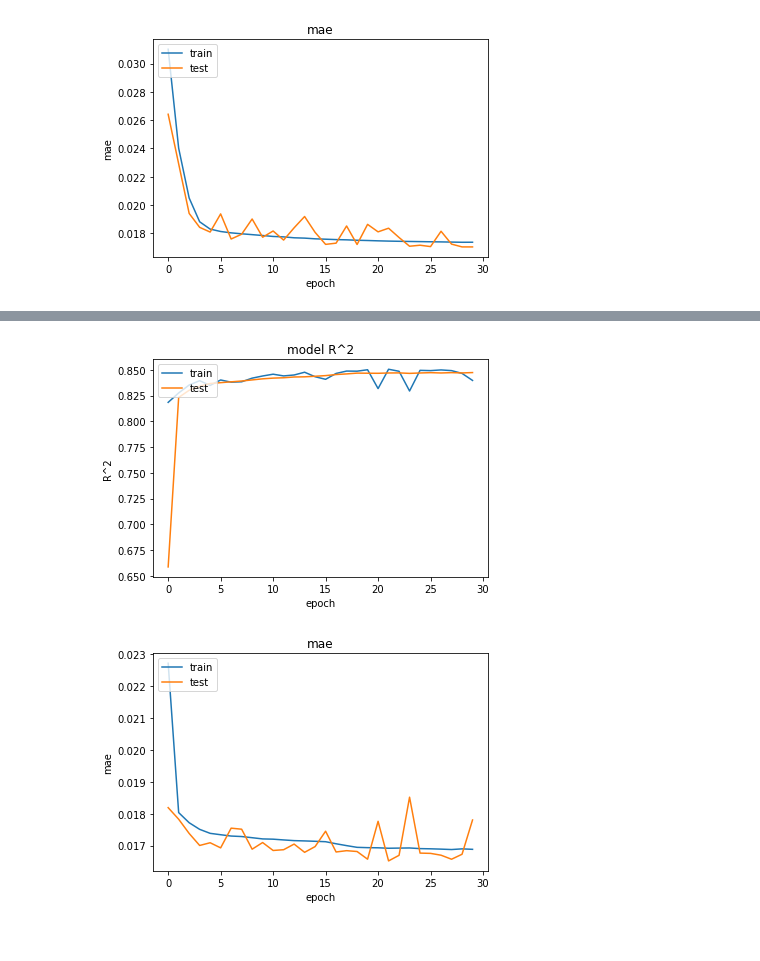
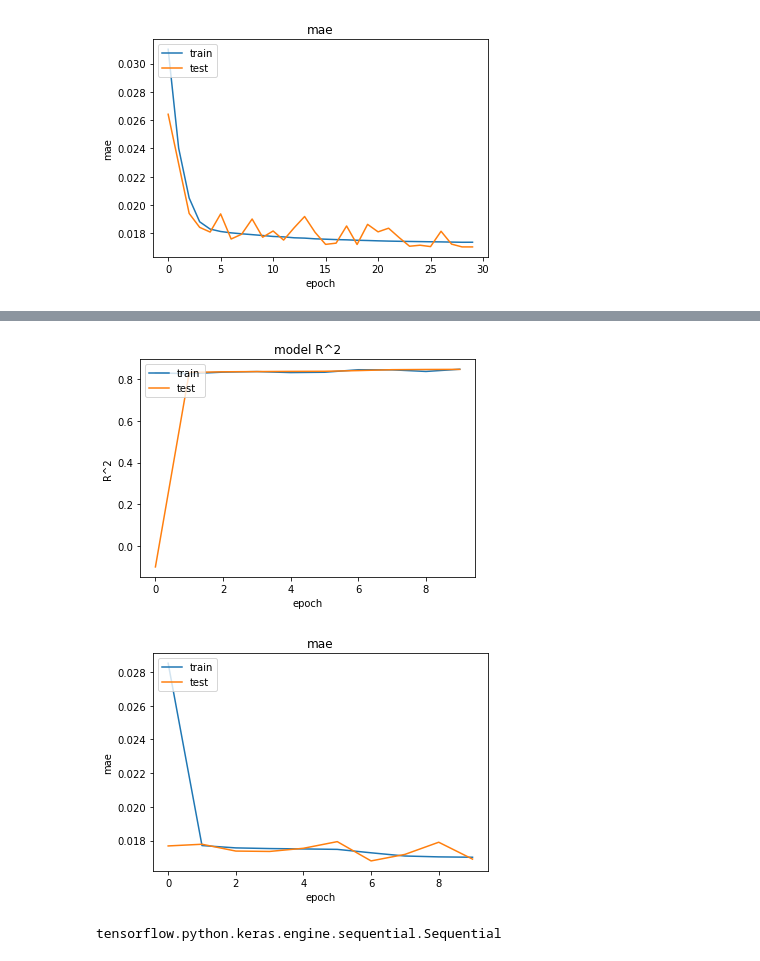
Before and after one commit to poteboy/capstone, a Jupyter notebook: work/final.ipynb, the cells around one changed output, grey strips where cells are left out. Drawn from its saved outputs; the diff is of its cells as text; code cells hidden in the pictures.

```diff
--- a/work/final.ipynb
+++ b/work/final.ipynb
@@ -279,7 +279,7 @@ model.add(Activation('linear'))
 optimizer = optimizers.Adam(learning_rate=0.001)
 model.compile(optimizer=optimizer,
               loss='mse', metrics=['mae', r_square])
-log = model.fit(X_train, Y_train, epochs=30, batch_size=64, verbose=1,
+log = model.fit(X_train, Y_train, epochs=10, batch_size=64, verbose=1,
          validation_data=(X_validation, Y_validation))
 Y_pred = model.predict(X_test)
 Y_pred = model.predict(X_test)
@@ -320,2 +323,6 @@ Epoch 30/30
-[figure, old version]
+[figure, new version]
-[figure, old version]
+[figure, new version]
+# %%
+type(model)
+# %% [output]
+tensorflow.python.keras.engine.sequential.Sequential
```
Also changed, not shown: parts of 1 cell of this notebook, 13 other files.
